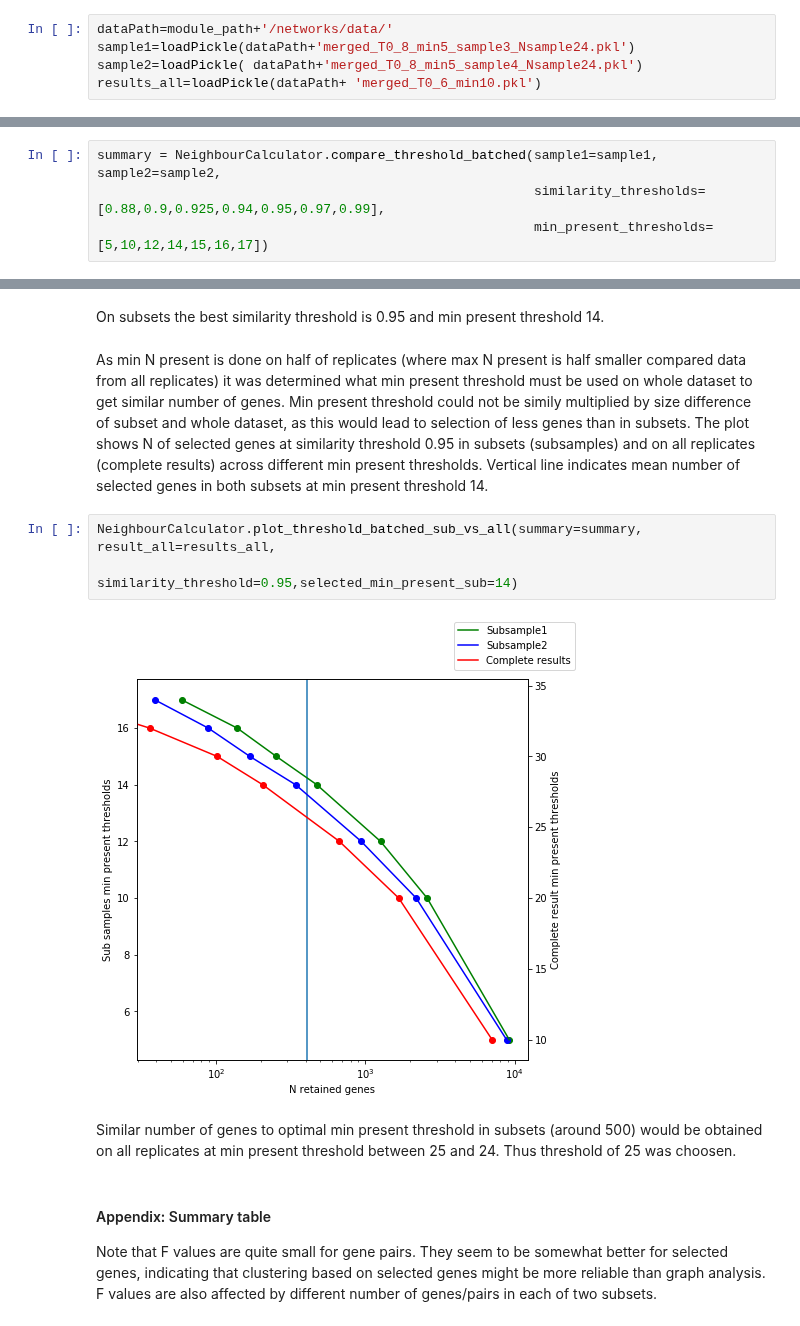
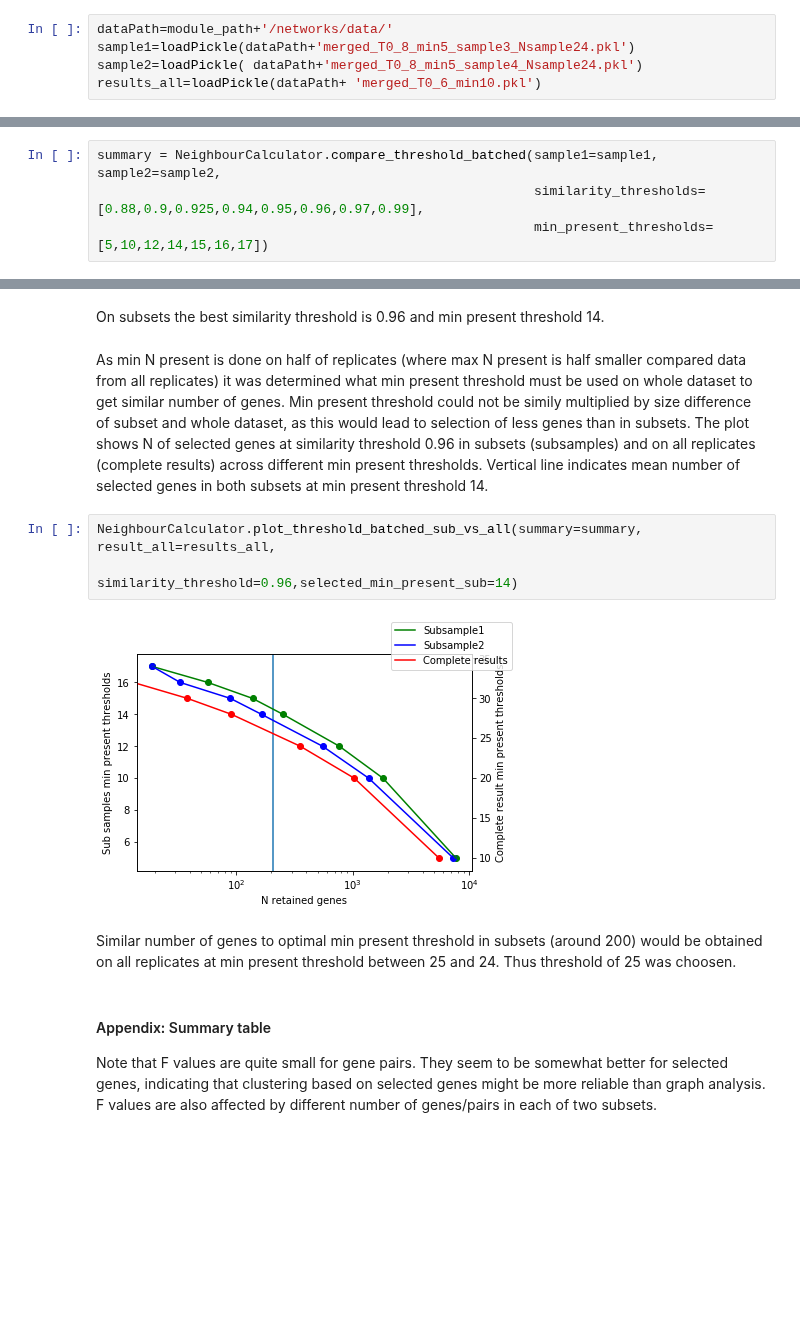
Before and after one commit to biolab/baylor-dicty, a Jupyter notebook: networks/regulons_inverse.ipynb, the cells around one changed output, grey strips where cells are left out. Cells and saved outputs as stored; diff of their text form; blank space fills up the shorter version.

```diff
--- a/networks/regulons_inverse.ipynb
+++ b/networks/regulons_inverse.ipynb
@@ -52,7 +52,7 @@ Explanation of below data (in summary table (at the end of notebook) and figure)
 On the below image F value is divided by proportion of retained genes/pairs, as including more genes/pairs will necesary lead to better recall since there is only a limited number of genes/pairs. Thus Y axis represents: F/proportion, where proportion=(n_subset1+n_subset2)/(max_subset1+max_subset2) with n and max being number of selected genes/pairs and max number of selected genes/pairs under any condition, respectively. Higher value indicates high F compared to N of max retained genes/pairs.
 # %%
 summary = NeighbourCalculator.compare_threshold_batched(sample1=sample1, sample2=sample2,
-                                                        similarity_thresholds=[0.88,0.9,0.925,0.94,0.95,0.97,0.99],
+                                                        similarity_thresholds=[0.88,0.9,0.925,0.94,0.95,0.96,0.97,0.99],
                                                         min_present_thresholds=[5,10,12,14,15,16,17])
 # %%
 s=NeighbourCalculator.plot_threshold_batched(summary=summary)
@@ -61,14 +61,14 @@ s=NeighbourCalculator.plot_threshold_batched(summary=summary)
 # %% [markdown]
-On subsets the best similarity threshold is 0.95 and min present threshold 14.
+On subsets the best similarity threshold is 0.96 and min present threshold 14.
 # %% [markdown]
-As min N present is done on half of replicates (where max N present is half smaller compared data from all replicates) it was determined what min present threshold must be used on whole dataset to get similar number of genes. Min present threshold could not be simily multiplied by size difference of subset and whole dataset, as this would lead to selection of less genes than in subsets. The plot shows N of selected genes at similarity threshold 0.95 in subsets (subsamples) and on all replicates (complete results) across different min present thresholds. Vertical line indicates mean number of selected genes in both subsets at min present threshold 14.
+As min N present is done on half of replicates (where max N present is half smaller compared data from all replicates) it was determined what min present threshold must be used on whole dataset to get similar number of genes. Min present threshold could not be simily multiplied by size difference of subset and whole dataset, as this would lead to selection of less genes than in subsets. The plot shows N of selected genes at similarity threshold 0.96 in subsets (subsamples) and on all replicates (complete results) across different min present thresholds. Vertical line indicates mean number of selected genes in both subsets at min present threshold 14.
 # %%
 NeighbourCalculator.plot_threshold_batched_sub_vs_all(summary=summary, result_all=results_all,
-                                                      similarity_threshold=0.95,selected_min_present_sub=14)
+                                                      similarity_threshold=0.96,selected_min_present_sub=14)
 # %% [output]
-[figure, old version]
+[figure, new version]
 # %% [markdown]
-Similar number of genes to optimal min present threshold in subsets (around 500) would be obtained on all replicates at min present threshold between 25 and 24. Thus threshold of 25 was choosen.
+Similar number of genes to optimal min present threshold in subsets (around 200) would be obtained on all replicates at min present threshold between 25 and 24. Thus threshold of 25 was choosen.
 # %% [markdown]
 #### Appendix: Summary table
 
```
Also changed, not shown: parts of 2 cells of this notebook, 3 other files.
